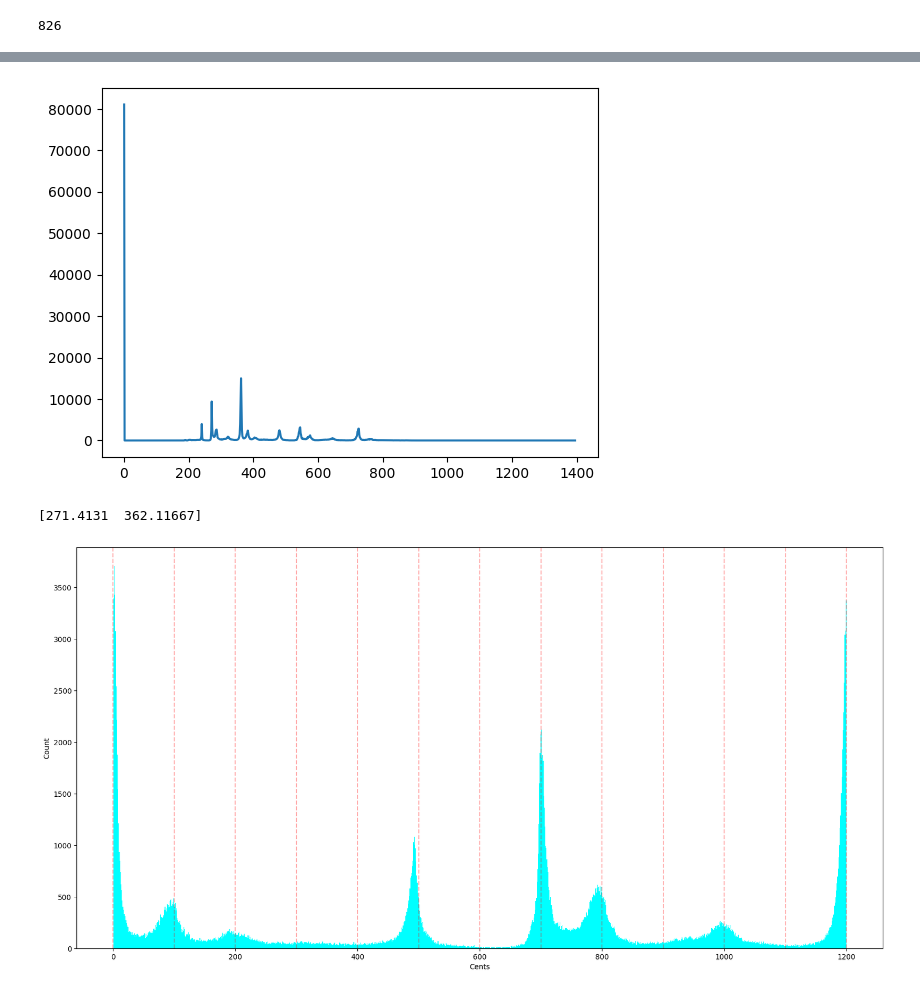
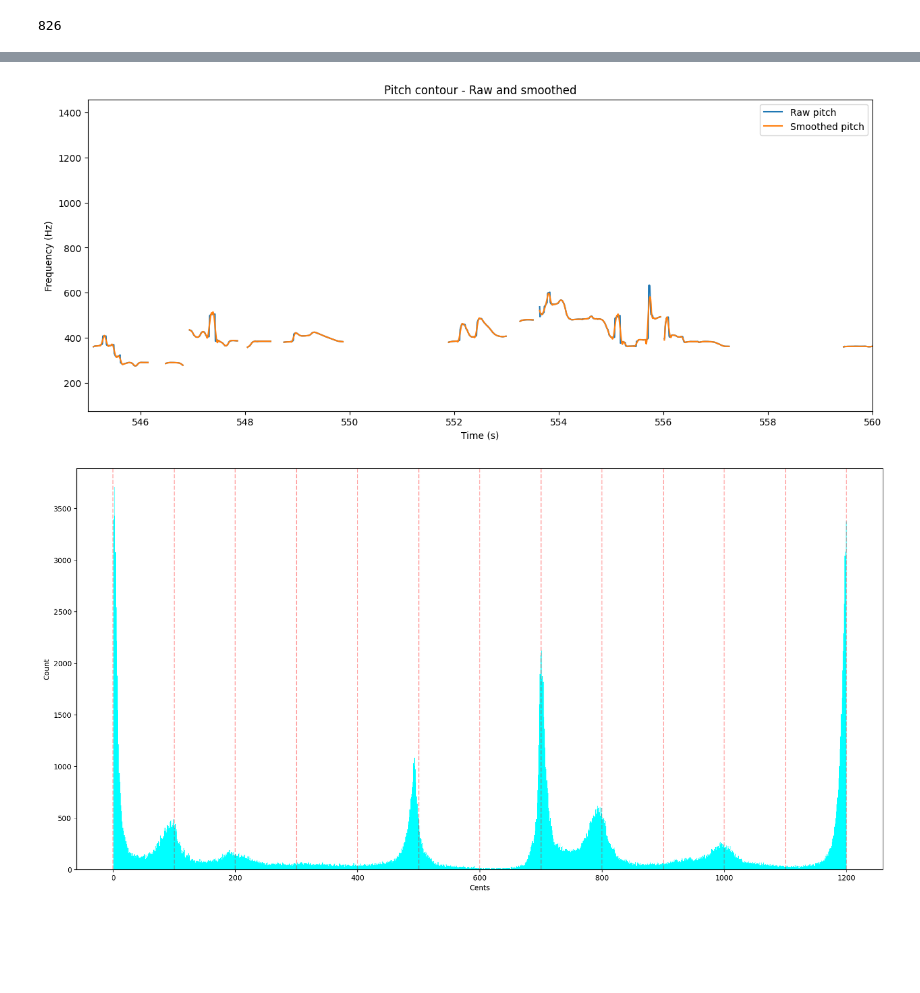
Before and after one commit to root2pk/masters-thesis, a Jupyter notebook: main.ipynb, the cells around one changed output, grey strips where cells are left out. Drawn from its saved outputs; the diff is of its cells as text; code cells hidden in the pictures; blank space fills up the shorter version.

```diff
--- a/main.ipynb
+++ b/main.ipynb
@@ -51,17 +80,25 @@ u.plot_pitch(f0, conf, y, sr)
+# %%
+cents = u.hz_to_cents(f0, tonic)
+window_ms = 101
+window_size = u.ms_to_samples(window_ms, 133) + 2
+savgol = u.savitsky_golay_filter(f0, window_size=window_size, order=2)
+times = np.linspace(0, len(y)/sr, len(f0))
+
+plt.figure(figsize=(15, 6))
+plt.plot(times, np.where(f0>0, f0, np.nan), label='Raw pitch')
+plt.plot(times, np.where(f0>0, savgol, np.nan), label='Smoothed pitch')
+plt.legend()
+plt.xlabel('Time (s)')
+plt.ylabel('Frequency (Hz)')
+plt.xlim([545, 560])
+plt.title('Pitch contour - Raw and smoothed')
+plt.show()
+# %% [output]
+[figure, added]
 # %%
 # Sonify pitch contour and save
 times = np.linspace(0, len(y)/sr, len(f0))
 y_pitch = u.sonify_pitch_contour(times, f0, sr = sr)
 u.save_audio("thodi/Koluvamaregatha/Koluvamaregatha.multitrack-violin_pitch.wav", y_pitch, sr)
-# %%
-hist, bin_edges = np.histogram(f0, bins = 1000)
-bin_centers = (bin_edges[1:] + bin_edges[:-1])/2
-plt.plot(bin_centers, hist)
-plt.show()
-peaks, _ = u.find_peaks(hist, height = 5000)
-print(bin_centers[peaks])
-# %% [output]
-[figure, removed]
-[271.4131  362.11667]
 # %%
 # Convert to cents and plot
```
Also changed, not shown: parts of 18 cells of this notebook, 8 other files.
